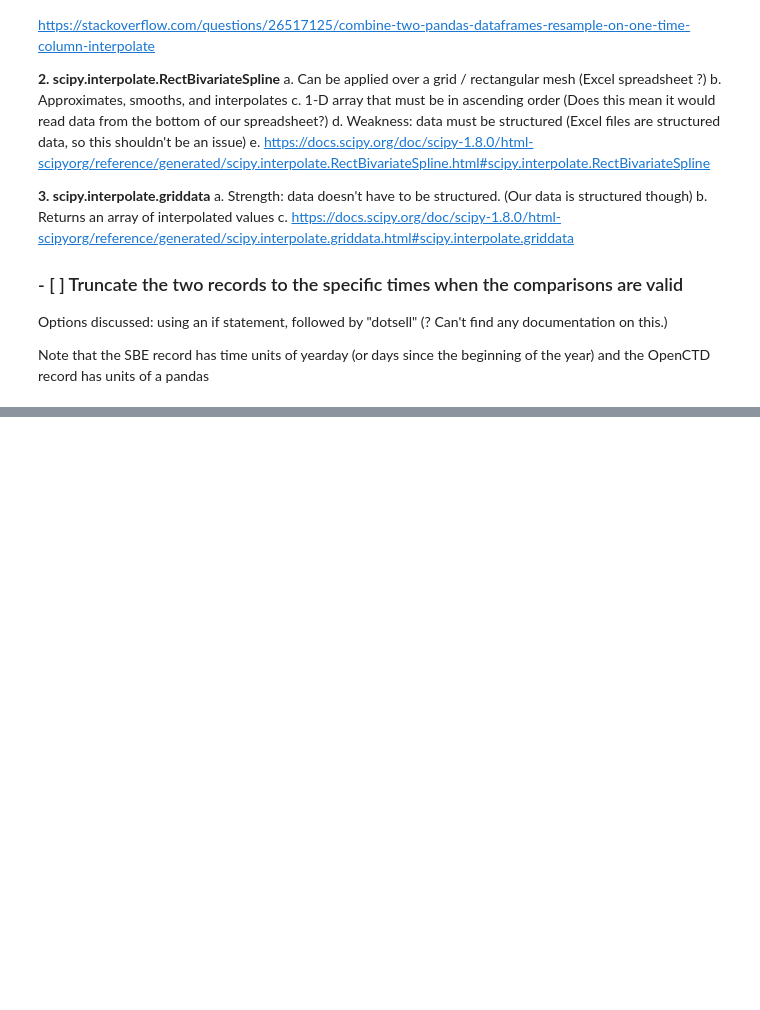
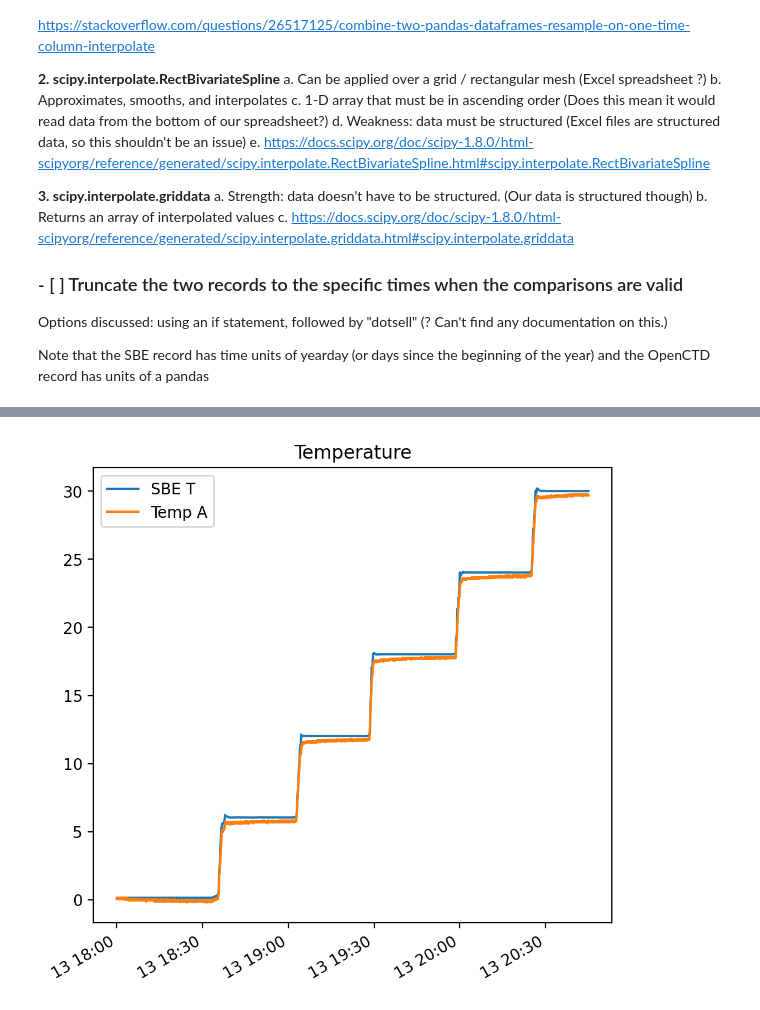
Before and after one commit to jtomfarrar/OpenCTD_testing, a Jupyter notebook: code/read_data.ipynb, the cells around one changed output, grey strips where cells are left out. Saved outputs shown, nothing was run; the diff lists cells and outputs as text; code cells hidden in the pictures; blank space fills up the shorter version.

```diff
--- a/code/read_data.ipynb
+++ b/code/read_data.ipynb
@@ -266,0 +373,2 @@ Note that the SBE record has time units of yearday (or days since the beginning
+# %%
+ff = np.argwhere((dt64_OCTD>np.datetime64('2021-08-13T18:00')) & (dt64_OCTD<np.datetime64('2021-08-13T20:45')))
@@ -266,0 +383,18 @@ Note that the SBE record has time units of yearday (or days since the beginning
+# %%
+dt64_OCTD_cut = []
+SBE_T_cut = []
+OCTD_T_cut = []
+for i in range(len(ff)):
+    dt64_OCTD_cut.append(dt64_OCTD[ff[i][0]])
+    SBE_T_cut.append(SBE_T_interp[ff[i][0]])
+    OCTD_T_cut.append(OCTD_T[ff[i][0]])
+# %%
+fig = plt.figure()
+ax2 = plt.axes()
+ax2.plot(dt64_OCTD_cut,SBE_T_cut)
+ax2.plot(dt64_OCTD_cut,OCTD_T_cut)
+plt.title('Temperature')
+ax2.legend(['SBE T','Temp A'])
+fig.autofmt_xdate()
+# %% [output]
+[figure, added]
```
Also changed, not shown: parts of 21 cells of this notebook.
